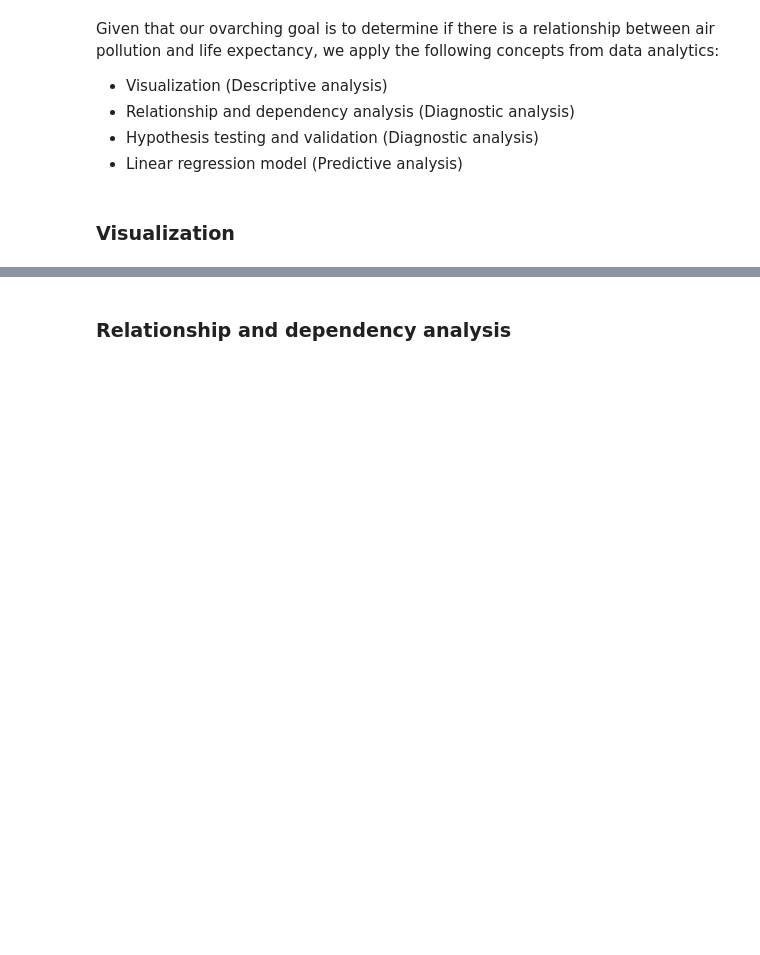
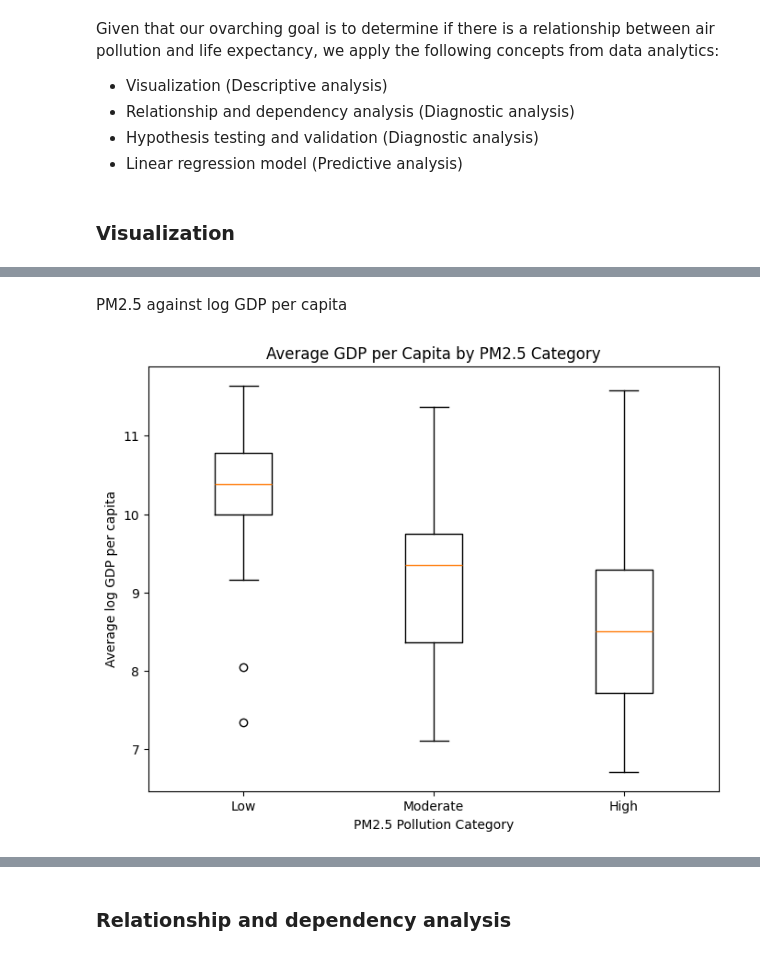
Before and after one commit to JayHaych/SC3021-Data-Science-Fundamental-Group-Project, a Jupyter notebook: Group4_SDAA_notebook.ipynb, the cells around one changed output, grey strips where cells are left out. Saved outputs shown, nothing was run; the diff lists cells and outputs as text; code cells hidden in the pictures; blank space fills up the shorter version.

```diff
--- a/Group4_SDAA_notebook.ipynb
+++ b/Group4_SDAA_notebook.ipynb
@@ -1105,0 +1202,15 @@ Given that our ovarching goal is to determine if there is a relationship between
+# %% [markdown]
+PM2.5 against log GDP per capita
+# %%
+low_gdp = df_avg[df_avg["PM25_Category"] == "Low"]["Avg log GDP per capita"]
+moderate_gdp = df_avg[df_avg["PM25_Category"] == "Moderate"]["Avg log GDP per capita"]
+high_gdp = df_avg[df_avg["PM25_Category"] == "High"]["Avg log GDP per capita"]
+
+plt.figure(figsize=(8, 6))
+plt.boxplot([low_gdp, moderate_gdp, high_gdp], labels=["Low", "Moderate", "High"])
+plt.xlabel("PM2.5 Pollution Category")
+plt.ylabel("Average log GDP per capita")
+plt.title("Average GDP per Capita by PM2.5 Category")
+plt.show()
+# %% [output]
+[figure, added]
```
Also changed, not shown: parts of 8 cells of this notebook.
